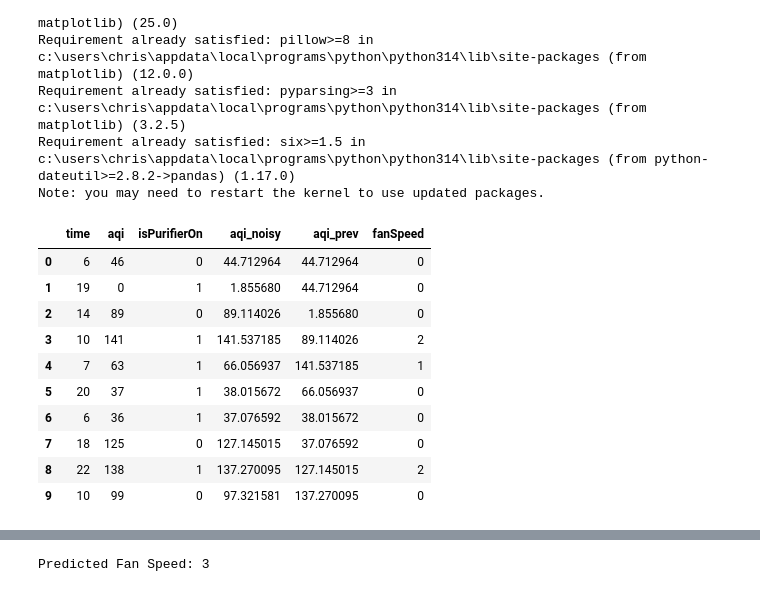
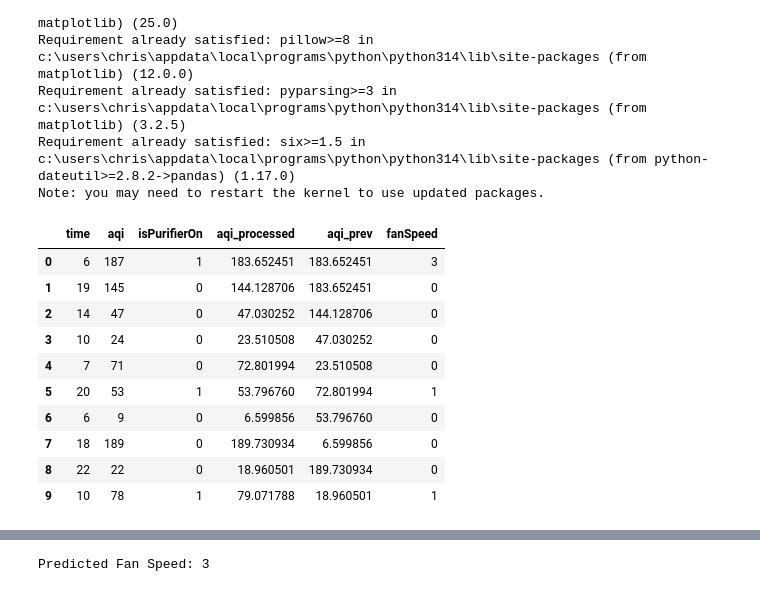
Before and after one commit to pedrosanrawr/aerosaur_algo, a Jupyter notebook: aerosaur_algo.ipynb, the cells around one changed output, grey strips where cells are left out. Saved outputs shown, nothing was run; the diff lists cells and outputs as text; code cells hidden in the pictures.

```diff
--- a/aerosaur_algo.ipynb
+++ b/aerosaur_algo.ipynb
@@ -41,58 +111,50 @@ Note: you may need to restart the kernel to use updated packages.
 # %%
 import pandas as pd
 import numpy as np
 
 np.random.seed(42)
-n = 1000
+n = 500000
 
-# Base data
 data = {
     'time': np.random.randint(0, 24, n),
     'aqi': np.random.randint(0, 201, n),
     'isPurifierOn': np.random.choice([0, 1], n)
 }
 
 df = pd.DataFrame(data)
 
-# ⚠ Add required ML features -----------------------------
+noise_std = 2
+df['aqi_processed'] = df['aqi'] + np.random.normal(0, noise_std, size=n)
 
-# 1. aqi_noisy (AQI + Gaussian noise)
-noise_std = 2
-df['aqi_noisy'] = df['aqi'] + np.random.normal(0, noise_std, size=n)
+df['aqi_prev'] = df['aqi_processed'].shift(1).fillna(df['aqi_processed'])
 
-# 2. aqi_prev (previous noisy AQI)
-df['aqi_prev'] = df['aqi_noisy'].shift(1).fillna(df['aqi_noisy'])
-
-# --------------------------------------------------------
-
-# Define realistic behavior patterns for fan speed (label)
 def determine_fan_speed(row):
     if row['isPurifierOn'] == 0:
-        return 0  # purifier OFF → fan OFF
+        return 0
     elif row['aqi'] > 150:
-        return 3  # High
+        return 3
     elif row['aqi'] > 100:
-        return 2  # Medium
+        return 2
     elif row['aqi'] > 50:
-        return 1  # Low
+        return 1
     else:
-        return 0  # Clean air
+        return 0
 
-df['fanSpeed'] = df.apply(determine_fan_speed, axis=1)
+df['fanSpeed'] = df.apply(determine_fan_speed, axis= 1)
 
 df.head(10)
 # %% [output]
-|  | time | aqi | isPurifierOn | aqi_noisy | aqi_prev | fanSpeed |
-| 0 | 6 | 46 | 0 | 44.712964 | 44.712964 | 0 |
-| 1 | 19 | 0 | 1 | 1.855680 | 44.712964 | 0 |
-| 2 | 14 | 89 | 0 | 89.114026 | 1.855680 | 0 |
-| 3 | 10 | 141 | 1 | 141.537185 | 89.114026 | 2 |
-| 4 | 7 | 63 | 1 | 66.056937 | 141.537185 | 1 |
-| 5 | 20 | 37 | 1 | 38.015672 | 66.056937 | 0 |
-| 6 | 6 | 36 | 1 | 37.076592 | 38.015672 | 0 |
-| 7 | 18 | 125 | 0 | 127.145015 | 37.076592 | 0 |
-| 8 | 22 | 138 | 1 | 137.270095 | 127.145015 | 2 |
-| 9 | 10 | 99 | 0 | 97.321581 | 137.270095 | 0 |
+|  | time | aqi | isPurifierOn | aqi_processed | aqi_prev | fanSpeed |
+| 0 | 6 | 187 | 1 | 183.652451 | 183.652451 | 3 |
+| 1 | 19 | 145 | 0 | 144.128706 | 183.652451 | 0 |
+| 2 | 14 | 47 | 0 | 47.030252 | 144.128706 | 0 |
+| 3 | 10 | 24 | 0 | 23.510508 | 47.030252 | 0 |
+| 4 | 7 | 71 | 0 | 72.801994 | 23.510508 | 0 |
+| 5 | 20 | 53 | 1 | 53.796760 | 72.801994 | 1 |
+| 6 | 6 | 9 | 0 | 6.599856 | 53.796760 | 0 |
+| 7 | 18 | 189 | 0 | 189.730934 | 6.599856 | 0 |
+| 8 | 22 | 22 | 0 | 18.960501 | 189.730934 | 0 |
+| 9 | 10 | 78 | 1 | 79.071788 | 18.960501 | 1 |
 # %%
 from sklearn.model_selection import train_test_split
 from sklearn.ensemble import RandomForestClassifier
```
Also changed, not shown: parts of 8 cells of this notebook.
